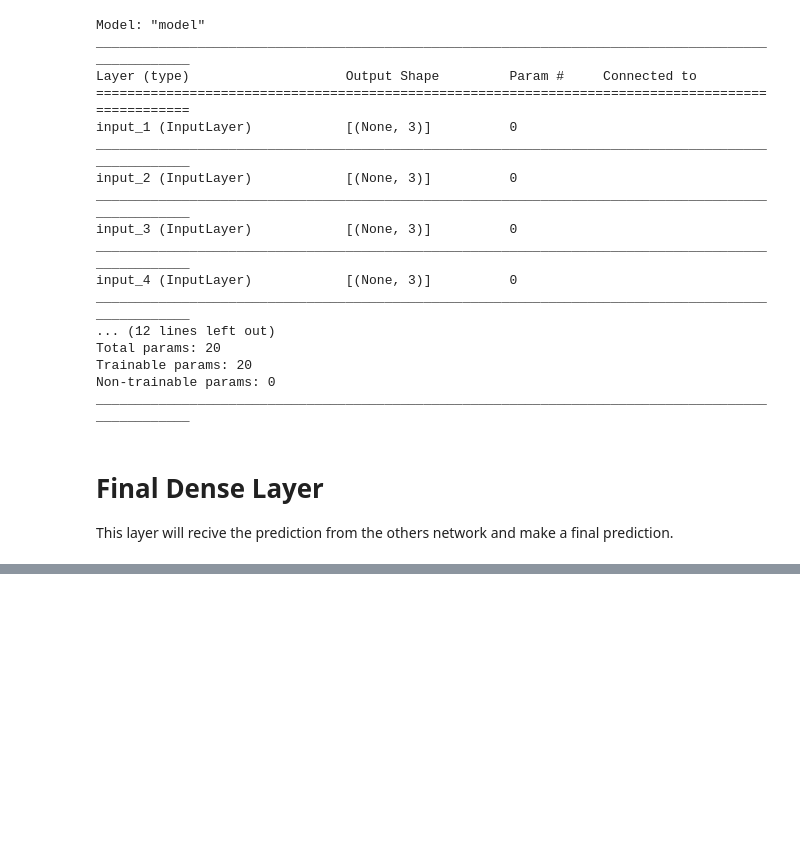
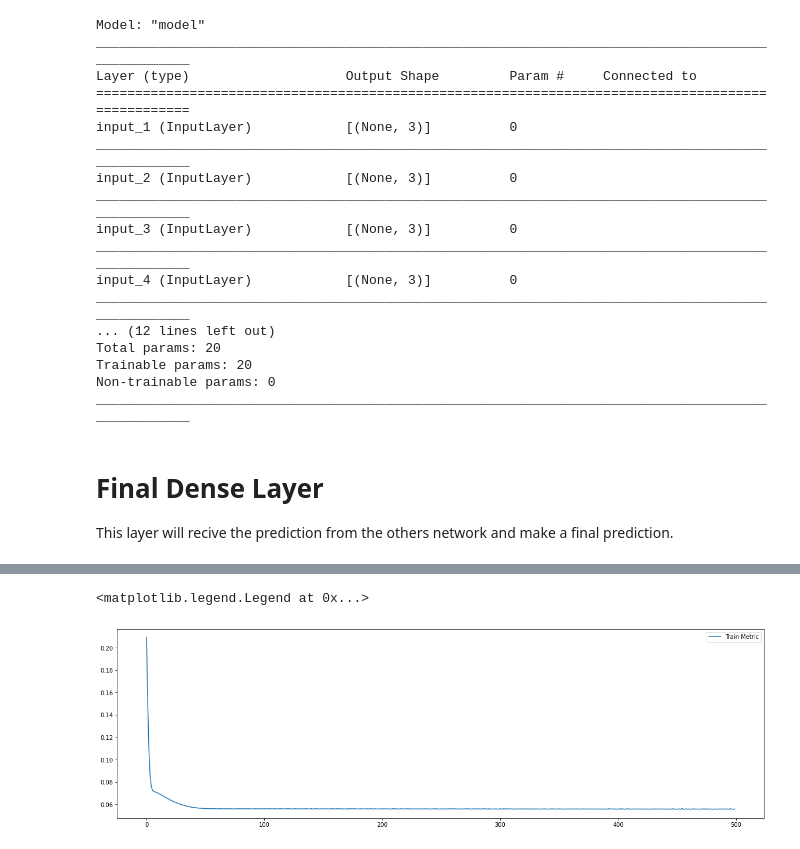
Before and after one commit to rtegao/Pharma-Sales, a Jupyter notebook: EsembleLearning/EsembleRNN.ipynb, the cells around one changed output, grey strips where cells are left out. Saved outputs shown, nothing was run; the diff lists cells and outputs as text; code cells hidden in the pictures; blank space fills up the shorter version.

```diff
--- a/EsembleLearning/EsembleRNN.ipynb
+++ b/EsembleLearning/EsembleRNN.ipynb
@@ -532,0 +485,7 @@ plt.legend(['Train Loss', 'Val Loss'])
+# %%
+plt.figure(figsize=(20,6))
+plt.plot(history.history['dense_mae'])
+plt.legend(['Train Metric'])
+# %% [output]
+<matplotlib.legend.Legend at 0x...>
+[figure, added]
```
Also changed, not shown: parts of 14 cells of this notebook.
